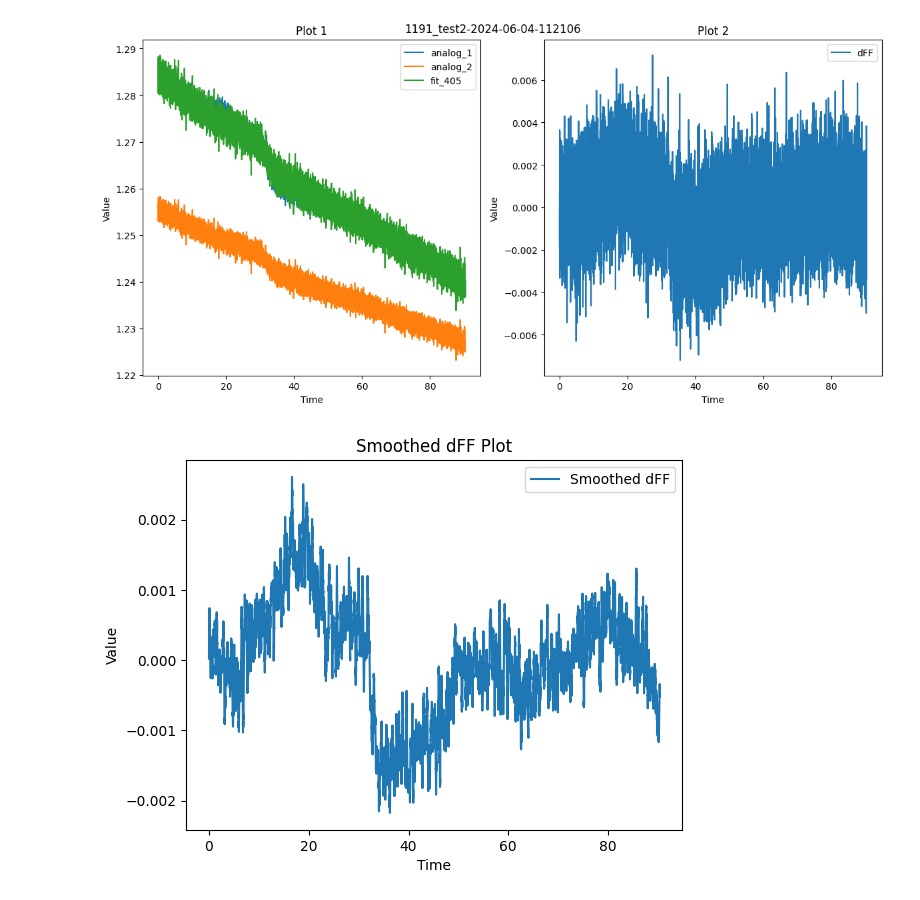
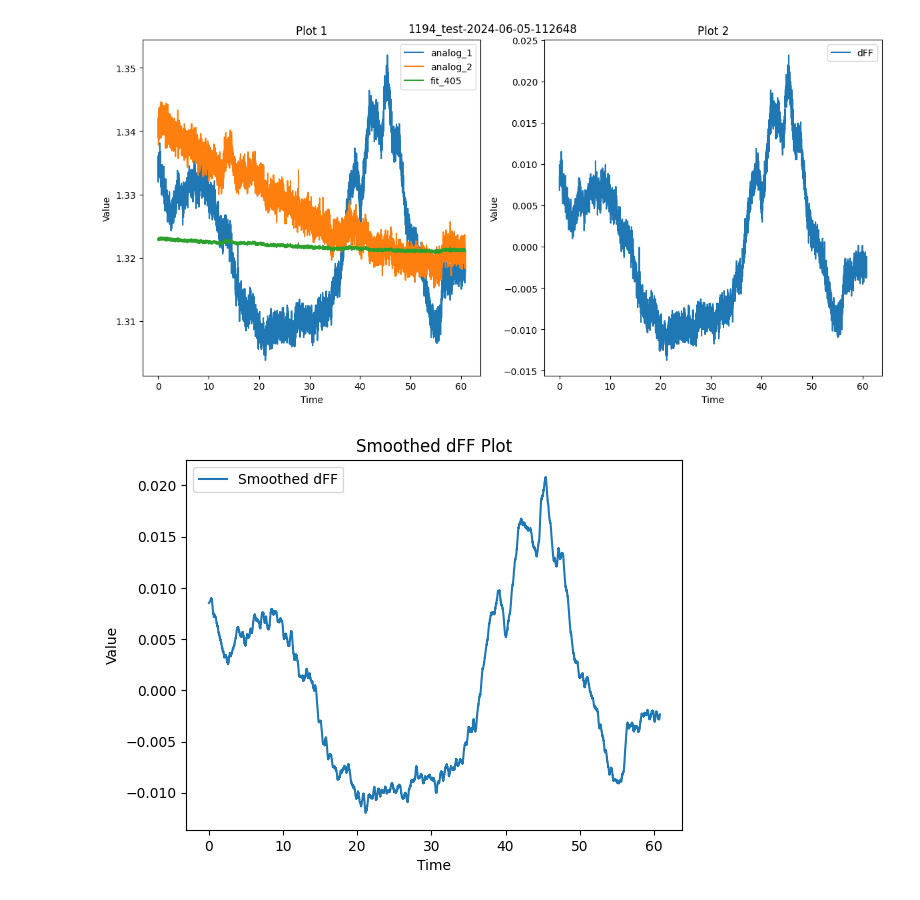
Before and after one commit to MagM00/nevian_lab, a Jupyter notebook: sensory_stim_analysis/fp_single.ipynb, the cells around one changed output. Drawn from its saved outputs; the diff is of its cells as text; code cells hidden in the pictures.

```diff
--- a/sensory_stim_analysis/fp_single.ipynb
+++ b/sensory_stim_analysis/fp_single.ipynb
@@ -12,6 +13,8 @@ from scipy.stats import sem
 # %%
 # Define the PPD file path
-ppd_file_path = r'H:\fp_test\1191_test2-2024-06-04-112106.ppd'
+ppd_file_path = r'H:\fp_test\1194_test-2024-06-05-112648.ppd'
+#ppd_file_path = r'H:\fp_test\1195_test-2024-06-05-113638.ppd'
+#ppd_file_path = r'H:\fp_test\1196_test-2024-06-05-114030.ppd'
 
 # Extract the filename without the extension
 filename = os.path.splitext(os.path.basename(ppd_file_path))[0]
@@ -39,31 +42,60 @@ ax1.plot(time, data['analog_2'], label='analog_2')
 ax1.plot(time, data['fit_405'], label='fit_405')
 
 # Set plot 1 properties
 ax1.set_xlabel('Time')
 ax1.set_ylabel('Value')
 ax1.set_title('Plot 1')
 ax1.legend()
 
 # Plot 2
 ax2.plot(time, data['dFF'], label='dFF')
 
 # Set plot 2 properties
 ax2.set_xlabel('Time')
 ax2.set_ylabel('Value')
 ax2.set_title('Plot 2')
 ax2.legend()
 
 # Adjust spacing between subplots
 plt.tight_layout()
 
 # Set the figure title
 fig.suptitle(filename)
 
 # Save the figure as PNG with 300 dpi
 save_path = os.path.join(os.path.dirname(ppd_file_path), filename + '.png')
 fig.savefig(save_path, dpi=300)
 
 # Display the plots
 plt.show()
+
+# Apply Savitzky-Golay filter to smooth dFF
+smoothed_dFF = savgol_filter(dFF, window_length=51, polyorder=3)
+
+# Plot the smoothed dFF
+plt.plot(time, smoothed_dFF, label='Smoothed dFF')
+plt.xlabel('Time')
+plt.ylabel('Value')
+plt.title('Smoothed dFF Plot')
+plt.legend()
+plt.show()
+
+# Create the plot
+fig = go.Figure()
+
+# Add a trace
+fig.add_trace(go.Scatter(x=time, y=smoothed_dFF, mode='lines', name='dFF'))
+
+# Customize the layout
+fig.update_layout(
+    title='Interactive dFF Plot',
+    xaxis_title='Time (s)',
+    yaxis_title='dFF',
+    template='plotly_dark'
+)
+
+# Show the plot
+fig.show()
 # %% [output]
-[figure, old version]
+[figure, new version]
+[figure, added]
@@ -90,15 +101,0 @@ fig.show()
-# %%
-from scipy.signal import savgol_filter
-
-# Apply Savitzky-Golay filter to smooth dFF
-smoothed_dFF = savgol_filter(dFF, window_length=51, polyorder=3)
-
-# Plot the smoothed dFF
-plt.plot(time, smoothed_dFF, label='Smoothed dFF')
-plt.xlabel('Time')
-plt.ylabel('Value')
-plt.title('Smoothed dFF Plot')
-plt.legend()
-plt.show()
-# %% [output]
-[figure, removed]
```
Also changed, not shown: parts of 3 cells of this notebook.
